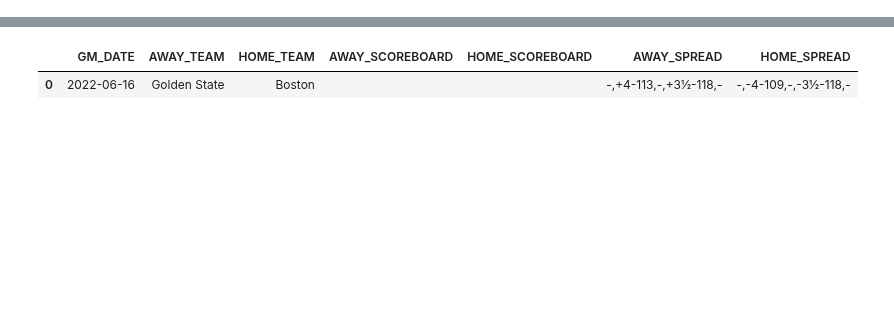
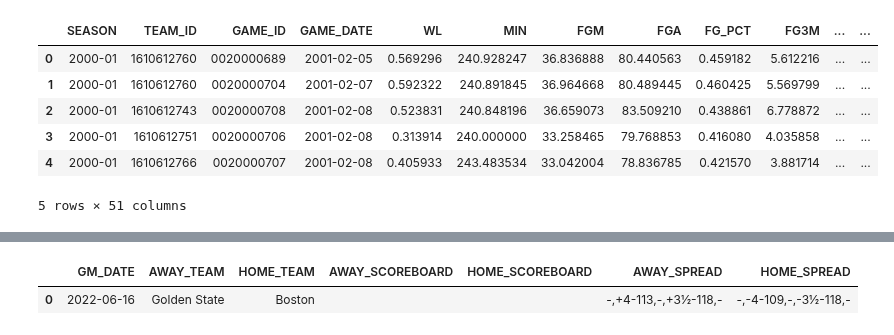
Before and after one commit to jnshzk/nba_beating_the_spread, a Jupyter notebook: daily_refresh.ipynb, the cells around one changed output, grey strips where cells are left out. Cells and saved outputs as stored; diff of their text form; code cells hidden in the pictures; blank space fills up the shorter version.

```diff
--- a/daily_refresh.ipynb
+++ b/daily_refresh.ipynb
@@ -151,0 +372,38 @@ team_boxscores_df[team_boxscores_df['GAME_DATE']=='2022-06-16']
+# %%
+#take exponentially weighted moving average of stats for each game
+num_games = 50
+
+non_feature_cols = {'SEASON', 'TEAM_ID', 'GAME_ID', 'GAME_DATE', 'HOME_TEAM', 'TEAM_CITY', 'ELO'}
+feature_cols = set(team_boxscores_df.columns) - non_feature_cols
+
+weighted_avgs = []
+
+for i, row in tqdm(team_boxscores_df.iterrows()):
+    team_id = row['TEAM_ID']
+    game_date = row['GAME_DATE']
+
+    temp_df = team_boxscores_df[(team_boxscores_df['TEAM_ID'] == team_id) &
+                                (team_boxscores_df['GAME_DATE'] < game_date)].copy()
+    #temp_df.sort_values(by=['GAME_DATE'], ascending=True, inplace=True)
+    temp_df = temp_df.tail(num_games)
+
+    if len(temp_df) < num_games:
+        continue
+
+    temp_df[list(feature_cols)] = temp_df[list(feature_cols)].ewm(span=num_games).mean()
+
+    row[list(feature_cols)] = temp_df.iloc[-1]
+
+    weighted_avgs.append(row)
+
+weighted_avg_df = pd.DataFrame(weighted_avgs)
+weighted_avg_df.reset_index(drop=True, inplace=True)
+weighted_avg_df.head()
+# %% [output]
+|  | SEASON | TEAM_ID | GAME_ID | GAME_DATE | WL | MIN | FGM | FGA | FG_PCT | FG3M | ... | ... |
+| 0 | 2000-01 | 1610612760 | 0020000689 | 2001-02-05 | 0.569296 | 240.928247 | 36.836888 | 80.440563 | 0.459182 | 5.612216 | ... | ... |
+| 1 | 2000-01 | 1610612760 | 0020000704 | 2001-02-07 | 0.592322 | 240.891845 | 36.964668 | 80.489445 | 0.460425 | 5.569799 | ... | ... |
+| 2 | 2000-01 | 1610612743 | 0020000708 | 2001-02-08 | 0.523831 | 240.848196 | 36.659073 | 83.509210 | 0.438861 | 6.778872 | ... | ... |
+| 3 | 2000-01 | 1610612751 | 0020000706 | 2001-02-08 | 0.313914 | 240.000000 | 33.258465 | 79.768853 | 0.416080 | 4.035858 | ... | ... |
+| 4 | 2000-01 | 1610612766 | 0020000707 | 2001-02-08 | 0.405933 | 243.483534 | 33.042004 | 78.836785 | 0.421570 | 3.881714 | ... | ... |
+5 rows × 51 columns
```
Also changed, not shown: parts of 30 cells of this notebook.
